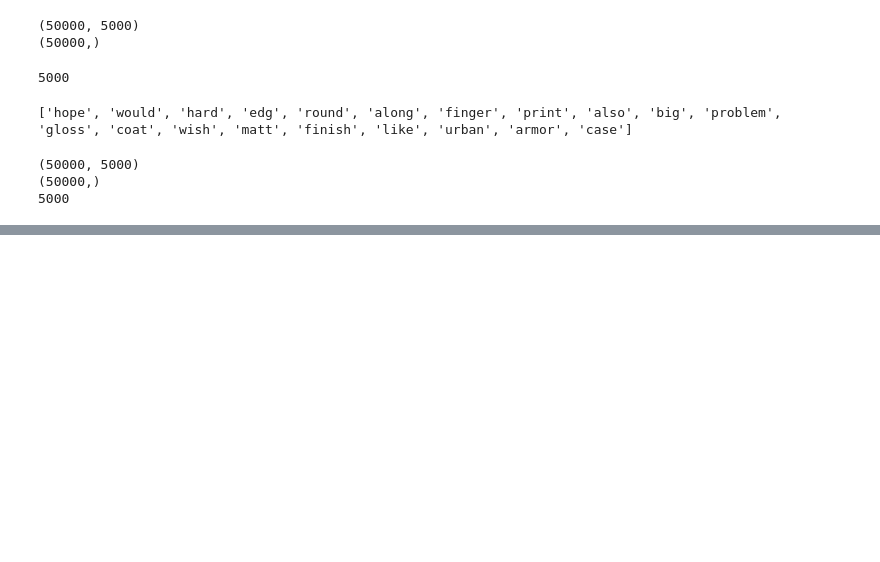
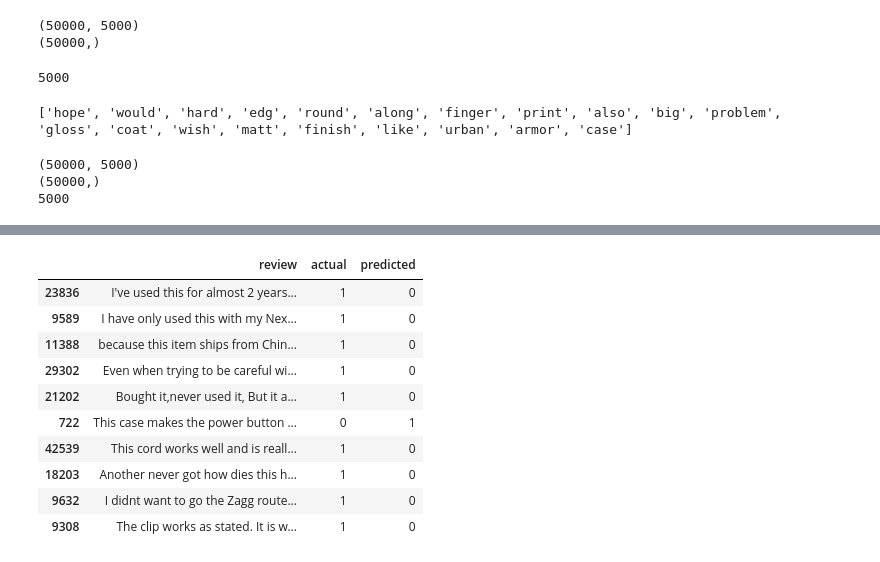
Before and after one commit to Omkar-Arch/AMAZON-REVIEW-SENTIMENT-ANALYSIS, a Jupyter notebook: notebook2.ipynb, the cells around one changed output, grey strips where cells are left out. Drawn from its saved outputs; the diff is of its cells as text; code cells hidden in the pictures; blank space fills up the shorter version.

```diff
--- a/notebook2.ipynb
+++ b/notebook2.ipynb
@@ -423,0 +608,14 @@ print(len(tfidf.vocabulary_))
+# %%
+misclassified.sample(10)
+# %% [output]
+|  | review | actual | predicted |
+| 23836 | I've used this for almost 2 years... | 1 | 0 |
+| 9589 | I have only used this with my Nex... | 1 | 0 |
+| 11388 | because this item ships from Chin... | 1 | 0 |
+| 29302 | Even when trying to be careful wi... | 1 | 0 |
+| 21202 | Bought it,never used it, But it a... | 1 | 0 |
+| 722 | This case makes the power button ... | 0 | 1 |
+| 42539 | This cord works well and is reall... | 1 | 0 |
+| 18203 | Another never got how dies this h... | 1 | 0 |
+| 9632 | I didnt want to go the Zagg route... | 1 | 0 |
+| 9308 | The clip works as stated. It is w... | 1 | 0 |
```
Also changed, not shown: parts of 33 cells of this notebook, 4 other files.
